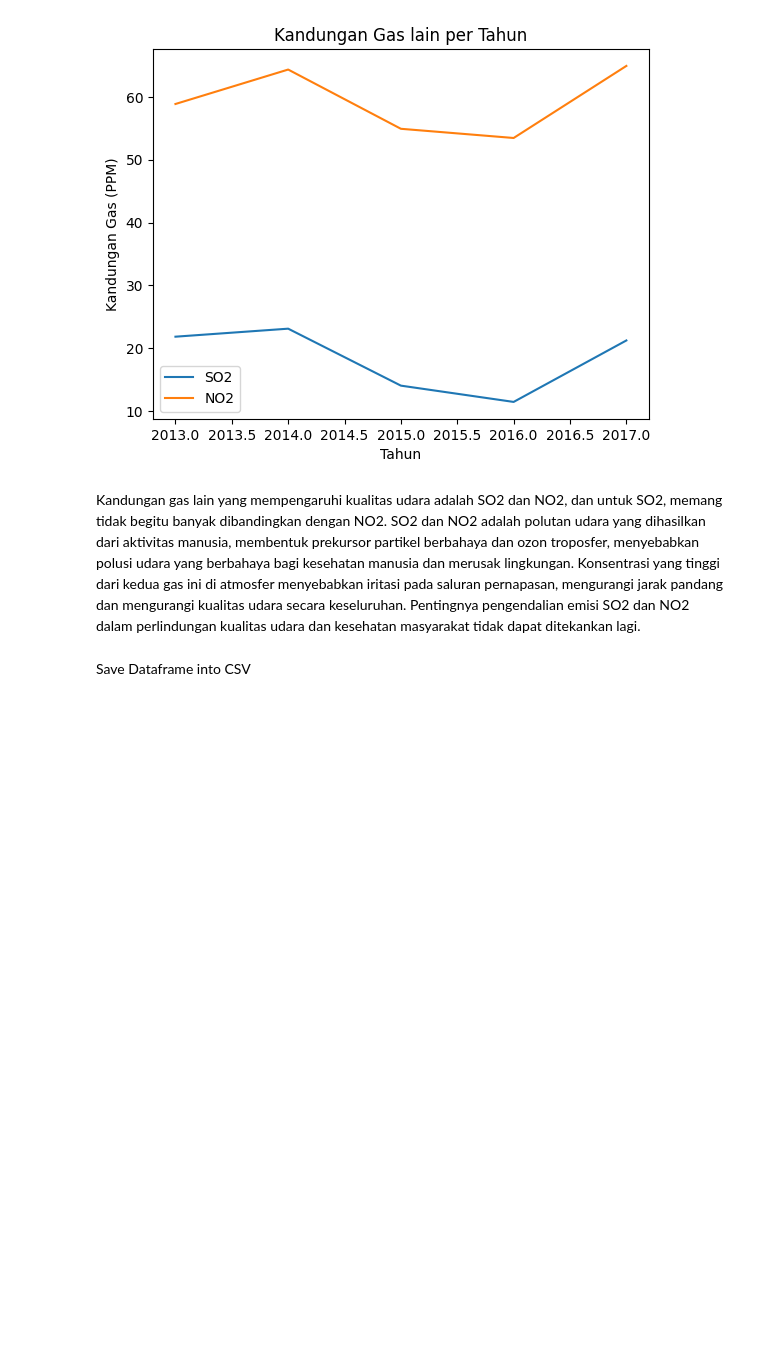
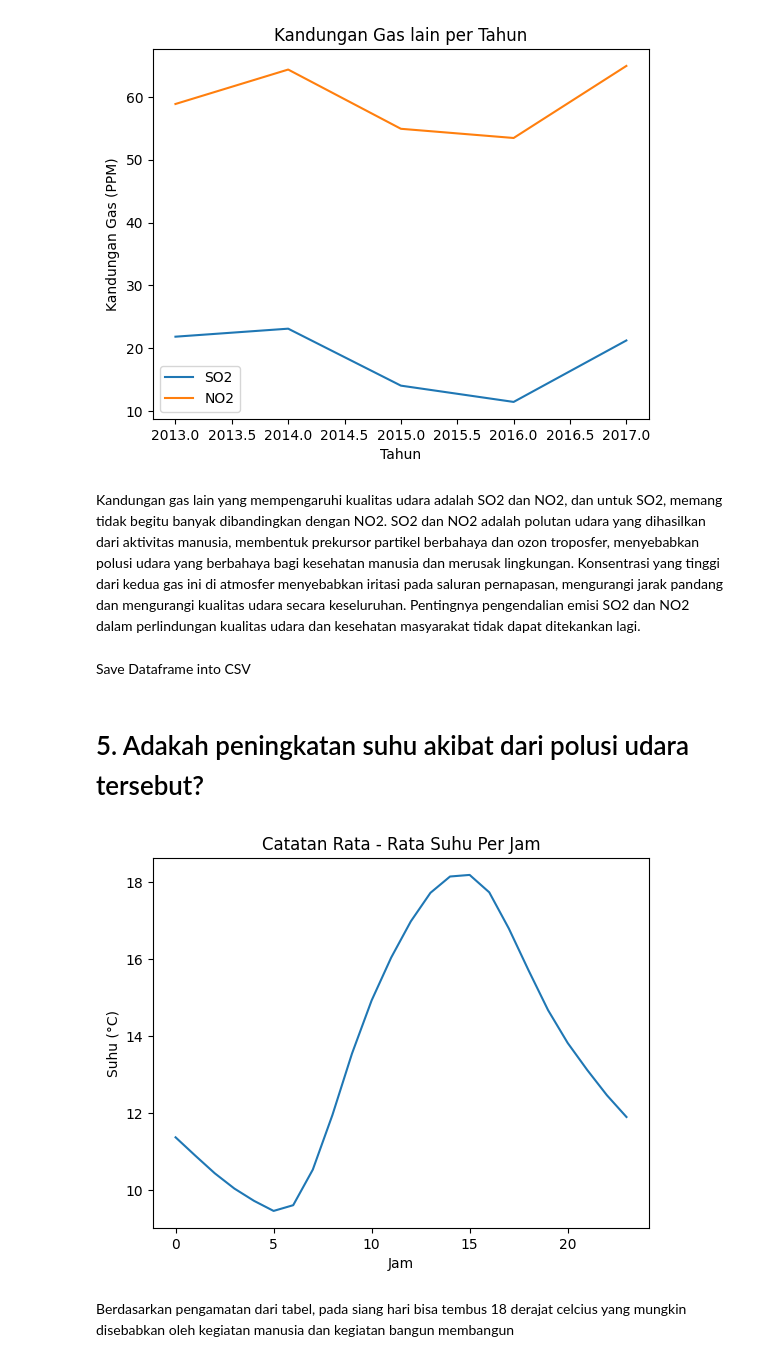
Before and after one commit to Cleign1/air-quality-dataset-ibnu-khaidar, a Jupyter notebook: Proyek_Analisis_Data_m009d4ky3177_bangkit_academy.ipynb, the cells around one changed output. Cells and saved outputs as stored; diff of their text form; code cells hidden in the pictures; blank space fills up the shorter version.

```diff
--- a/Proyek_Analisis_Data_m009d4ky3177_bangkit_academy.ipynb
+++ b/Proyek_Analisis_Data_m009d4ky3177_bangkit_academy.ipynb
@@ -764,3 +773,18 @@ plt.show()
 Kandungan gas lain yang mempengaruhi kualitas udara adalah SO2 dan NO2, dan untuk SO2, memang tidak begitu banyak dibandingkan dengan NO2. SO2 dan NO2 adalah polutan udara yang dihasilkan dari aktivitas manusia, membentuk prekursor partikel berbahaya dan ozon troposfer, menyebabkan polusi udara yang berbahaya bagi kesehatan manusia dan merusak lingkungan. Konsentrasi yang tinggi dari kedua gas ini di atmosfer menyebabkan iritasi pada saluran pernapasan, mengurangi jarak pandang dan mengurangi kualitas udara secara keseluruhan. Pentingnya pengendalian emisi SO2 dan NO2 dalam perlindungan kualitas udara dan kesehatan masyarakat tidak dapat ditekankan lagi.
 # %% [markdown]
 Save Dataframe into CSV
+# %% [markdown]
+# 5. Adakah peningkatan suhu akibat dari polusi udara tersebut?
+# %%
+temps_per_hour = aq_df.groupby('hour', as_index=False).agg({'Temprature':'mean'})
+# %%
+plt.figure()
+plt.plot(temps_per_hour['hour'], temps_per_hour['Temprature'])
+plt.title('Catatan Rata - Rata Suhu Per Jam')
+plt.xlabel('Jam')
+plt.ylabel('Suhu (\N{DEGREE SIGN}C)')
+plt.show()
+# %% [output]
+[figure, added]
+# %% [markdown]
+Berdasarkan pengamatan dari tabel, pada siang hari bisa tembus 18 derajat celcius yang mungkin disebabkan oleh kegiatan manusia dan kegiatan bangun membangun
```
Also changed, not shown: parts of 14 cells of this notebook.
